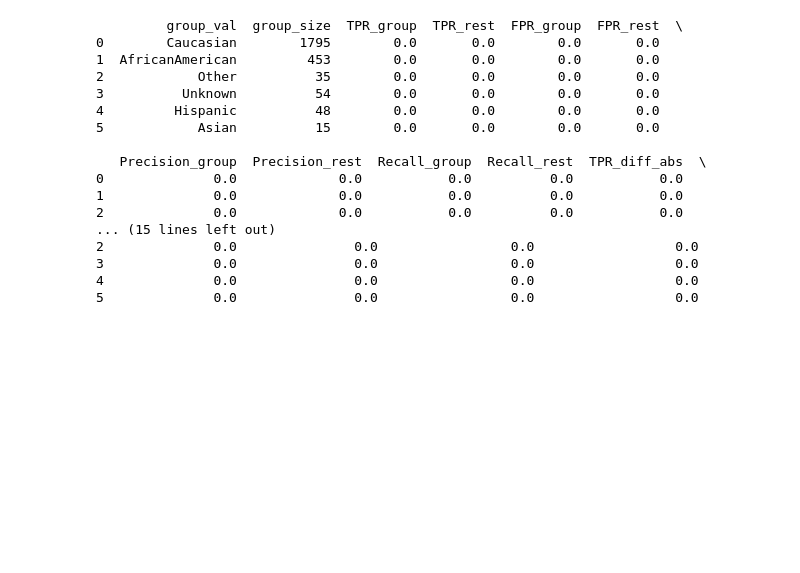
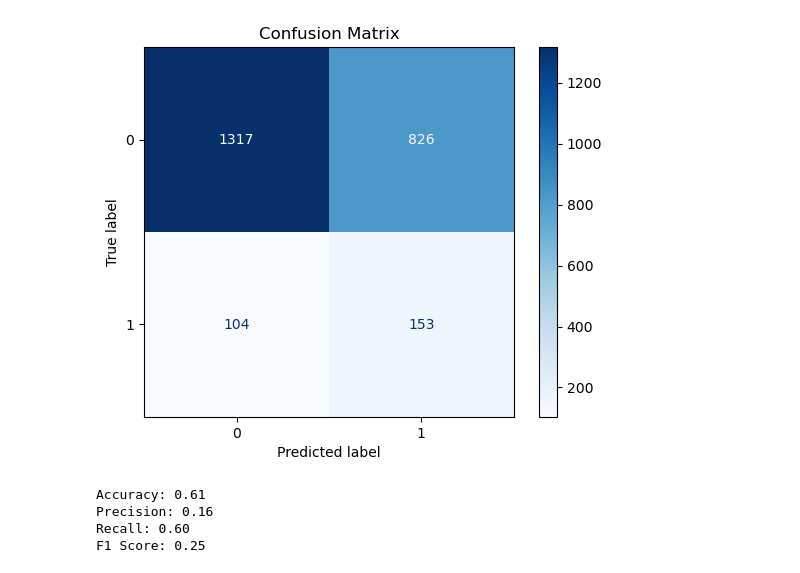
Before and after one commit to tianliiii/Fairlearn, a Jupyter notebook: eval_pipeline.ipynb, the cells around one changed output. Drawn from its saved outputs; the diff is of its cells as text; code cells hidden in the pictures; blank space fills up the shorter version.

```diff
--- a/eval_pipeline.ipynb
+++ b/eval_pipeline.ipynb
@@ -155,9 +174,25 @@ plt.bar(A_train.unique(), A_train.value_counts().values)
+# %%
+cm = confusion_matrix(y_test, y_pred)
+disp = ConfusionMatrixDisplay(confusion_matrix=cm)
+disp.plot(cmap=plt.cm.Blues)
+plt.title('Confusion Matrix')
+plt.show()
+accuracy = accuracy_score(y_test, y_pred)
+precision = precision_score(y_test, y_pred)
+recall = recall_score(y_test, y_pred)
+f1 = f1_score(y_test, y_pred)
+
+print(f'Accuracy: {accuracy:.2f}')
+print(f'Precision: {precision:.2f}')
+print(f'Recall: {recall:.2f}')
+print(f'F1 Score: {f1:.2f}')
+# %% [output]
+[figure, added]
+Accuracy: 0.61
+Precision: 0.16
+Recall: 0.60
+F1 Score: 0.25
 # %%
-import numpy as np
-import pandas as pd
-from fairlearn.metrics import MetricFrame, false_positive_rate, true_positive_rate
-from sklearn.metrics import precision_score, recall_score
-
 def evaluate_fairness_one_vs_rest(model, X_test, y_test, A_test):
     """
     For each unique group in A_test, treat that group as '1'
@@ -165,13 +200,9 @@ def evaluate_fairness_one_vs_rest(model, X_test, y_test, A_test):
       - TPR, FPR (for Equalized Odds)
       - Precision, Recall
       - Absolute & Non-Absolute Differences
-      - Equalized Odds difference (max of TPR and FPR diffs)
     """
     # Predictions from your trained model
     y_pred = model.predict(X_test)
-
-    # Probability predictions if needed (e.g. for TPR/FPR with thresholds)
-    # y_prob = model.predict_proba(X_test)[:, 1]  # only if you need probabilities
 
     unique_groups = A_test.unique()
 
@@ -203,7 +234,6 @@ def evaluate_fairness_one_vs_rest(model, X_test, y_test, A_test):
         # If for some reason the group doesn't appear in test, skip
         if len(by_group) < 2:
             # Means all test examples are from one group
-            # or there's an extremely small subset. We'll skip or handle specially.
             continue
 
         tpr_g, tpr_r = by_group.loc[1, "TPR"], by_group.loc[0, "TPR"]
@@ -223,21 +253,14 @@ def evaluate_fairness_one_vs_rest(model, X_test, y_test, A_test):
         prec_diff_abs = abs(prec_diff_nonabs)
         rec_diff_abs = abs(rec_diff_nonabs)
 
-        # Equalized Odds difference = max of |TPR diff|, |FPR diff|
-        eq_odds_diff = max(tpr_diff_abs, fpr_diff_abs)
+
 
         # Collect the results for this group
         results.append({
-            "group_val": group_val,
+            "Group": group_val,
             "group_size": (A_bin == 1).sum(),
-            "TPR_group": tpr_g,
-            "TPR_rest": tpr_r,
-            "FPR_group": fpr_g,
-            "FPR_rest": fpr_r,
-            "Precision_group": prec_g,
-            "Precision_rest": prec_r,
-            "Recall_group": rec_g,
-            "Recall_rest": rec_r,
+            "eq_odds_prec": prec_g,
+            "eq_odds_recall": prec_r,
             "TPR_diff_abs": tpr_diff_abs,
             "FPR_diff_abs": fpr_diff_abs,
             "Prec_diff_abs": prec_diff_abs,
@@ -246,39 +269,9 @@ def evaluate_fairness_one_vs_rest(model, X_test, y_test, A_test):
             "FPR_diff_nonabs": fpr_diff_nonabs,
             "Prec_diff_nonabs": prec_diff_nonabs,
             "Recall_diff_nonabs": rec_diff_nonabs,
-            "Equalized_Odds_diff": eq_odds_diff
+
         })
 
     # Convert list of dicts to DataFrame for a nicer format
     results_df = pd.DataFrame(results)
     return results_df
-
-# ==============================================
-# Usage after training:
-# ==============================================
-
-# Suppose you already have:
-# model (trained XGBClassifier)
-# X_test, y_test
-# A_test (sensitive attribute in test set)
-
-fairness_results = evaluate_fairness_one_vs_rest(model, X_test, y_test, A_test)
-print(fairness_results)
-# %% [output]
-         group_val  group_size  TPR_group  TPR_rest  FPR_group  FPR_rest  \
-0        Caucasian        1795        0.0       0.0        0.0       0.0
-1  AfricanAmerican         453        0.0       0.0        0.0       0.0
-2            Other          35        0.0       0.0        0.0       0.0
-3          Unknown          54        0.0       0.0        0.0       0.0
-4         Hispanic          48        0.0       0.0        0.0       0.0
-5            Asian          15        0.0       0.0        0.0       0.0
-
-   Precision_group  Precision_rest  Recall_group  Recall_rest  TPR_diff_abs  \
-0              0.0             0.0           0.0          0.0           0.0
-1              0.0             0.0           0.0          0.0           0.0
-2              0.0             0.0           0.0          0.0           0.0
-... (15 lines left out)
-2              0.0               0.0                 0.0                  0.0
-3              0.0               0.0                 0.0                  0.0
-4              0.0               0.0                 0.0                  0.0
-5              0.0               0.0                 0.0                  0.0
```
Also changed, not shown: parts of 9 cells of this notebook.
